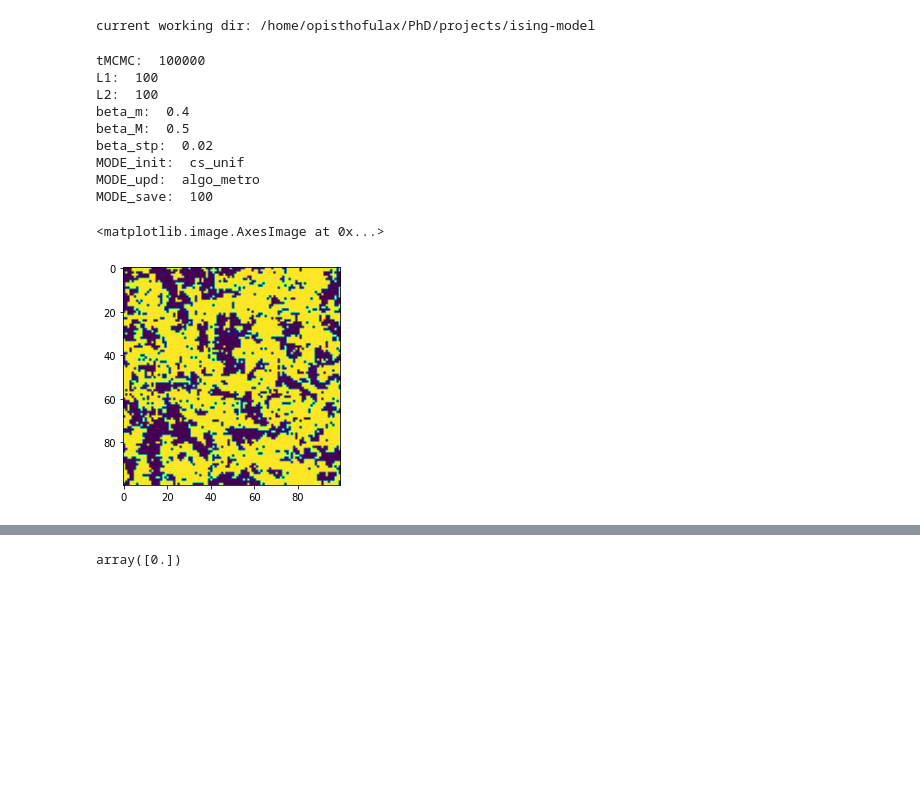
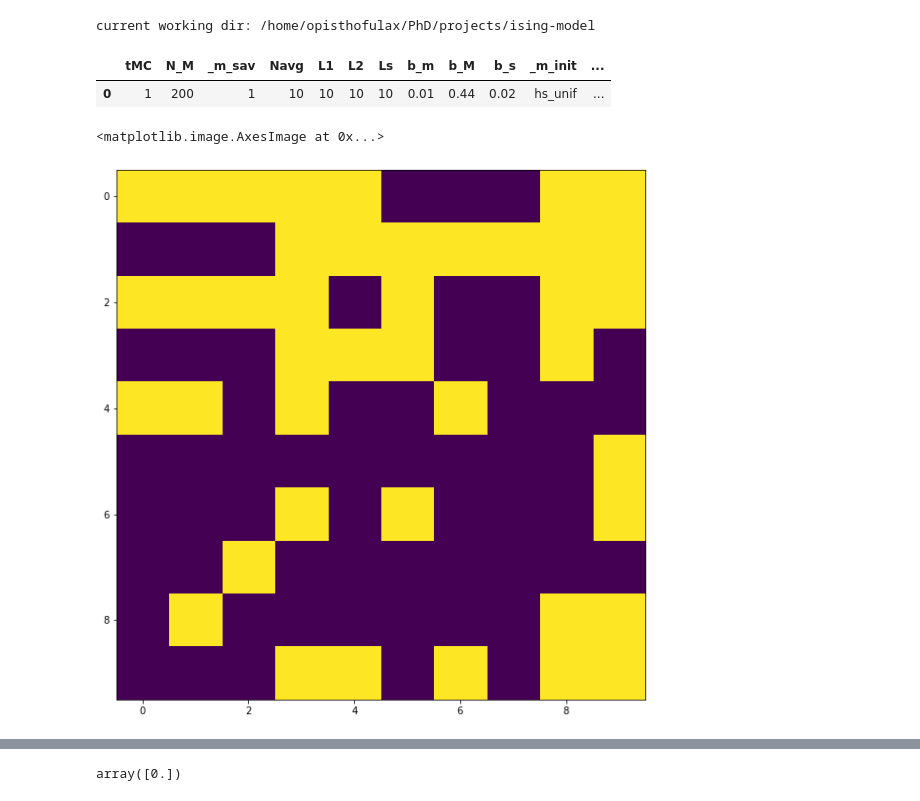
Before and after one commit to giulioiannelli/ising-model, a Jupyter notebook: tools/config_visualiser.ipynb, the cells around one changed output, grey strips where cells are left out. Cells and saved outputs as stored; diff of their text form; code cells hidden in the pictures; blank space fills up the shorter version.

Commit message:
beginning of gen_uncorr config

```diff
--- a/tools/config_visualiser.ipynb
+++ b/tools/config_visualiser.ipynb
@@ -8,42 +11,40 @@ if not exists(".isparent"):
 ! echo "current working dir:" $(pwd)
 # %% [output]
 current working dir: /home/opisthofulax/PhD/projects/ising-model
-# %%
-pathtoconfig = "res/config_files/.config_100x100_test_critical"
-with open(pathtoconfig) as f:
-    lines = f.readlines()
-
-tMCMC, L1, L2, beta_m, beta_M, beta_stp, MODE_save = int(lines[0]),\
-    int(lines[1]), int(lines[2]), float(lines[3]), float(lines[4]),\
-    float(lines[5]), int(lines[-1])
-MODE_init = lines[6]
-MODE_upd = lines[7]
-print("tMCMC: ", tMCMC, "\nL1: ", L1, "\nL2: ", L2, "\nbeta_m: ", beta_m,
-    "\nbeta_M: ", beta_M, "\nbeta_stp: ", beta_stp,
-    "\nMODE_init: ", MODE_init[:-1], "\nMODE_upd: ", MODE_upd[:-1], "\nMODE_save: ", MODE_save)
-# %% [output]
-tMCMC:  100000
-L1:  100
-L2:  100
-beta_m:  0.4
-beta_M:  0.5
-beta_stp:  0.02
-MODE_init:  cs_unif
-MODE_upd:  algo_metro
-MODE_save:  100
+# %%
+pthconfig = "res/config/.config_acf_test"
+df = pd.read_csv(pthconfig)
+df
+# %% [output]
+|  | tMC | N_M | _m_sav | Navg | L1 | L2 | Ls | b_m | b_M | b_s | _m_init | ... |
+| 0 | 1 | 200 | 1 | 10 | 10 | 10 | 10 | 0.01 | 0.44 | 0.02 | hs_unif | ... |
+# %%
+L1, L2 = df['L1'][0], df['L2'][0];
+N = L1 * L2
+Nlst = []
+while (N <= df['N_M'][0]):
+    Nlst.append(N)
+    L1 += df['Ls'][0]
+    L2 += df['Ls'][0]
+    N = L1 * L2;
+L1, L2 = df['L1'][0], df['L2'][0];
+N = L1 * L2
+betalst = np.arange(df['b_m'][0], df['b_M'][0], df['b_s'][0])
+#
+color = plt.cm.rainbow(np.linspace(0, 1, len(Nlst)))
+norm = mpc.Normalize(vmin=min(betalst), vmax=max(betalst))
+cmap = plt.cm.gist_rainbow_r
 # %%
+N=100
 sizepath = f"N={L1*L2:d}" if L1 == L2 else f"L1={L1:d}_L2={L2:d}"
-betaval = np.arange(beta_m, beta_M, beta_stp)
-if MODE_save == tMCMC:
-    tlist = [0, tMCMC]
-else:
-    tlist = [x for x in range(MODE_save, tMCMC+1, tMCMC//MODE_save)]
-pathtoconfig = [f"res/varbeta_isingcfg/{sizepath}/beta={b:.3g}/SCONF_t={t:d}.bin"
-    for b in betaval for t in tlist]
+tlist = [t+1 for t in range(N)]
+pathtoconfig = [f"res/vbc/N={N:d}-{df['_m_init'][0]}-{df['_m_upd'][0]}/bt={beta:.2g}/SCONF_t={t:d}.bin"
+    for beta in betalst for t in tlist]
 # %%
 config = [np.fromfile(pth, dtype=np.int8).reshape(L1, L2) for pth in pathtoconfig]
 # %%
+plt.figure(figsize=(10, 10))
 plt.imshow(config[0])
 # %% [output]
 <matplotlib.image.AxesImage at 0x...>
-[figure, old version]
+[figure, new version]
```
Also changed, not shown: parts of 4 cells of this notebook, 13 other files.
